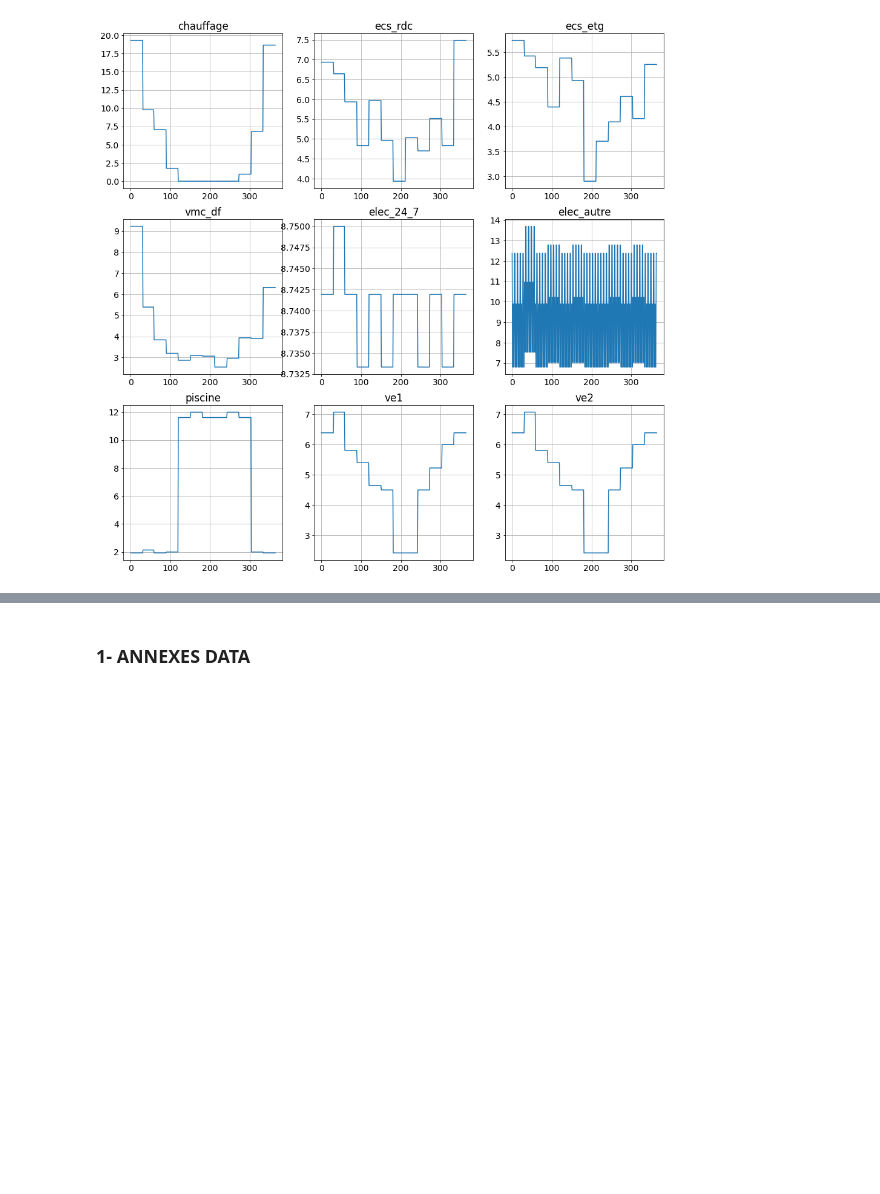
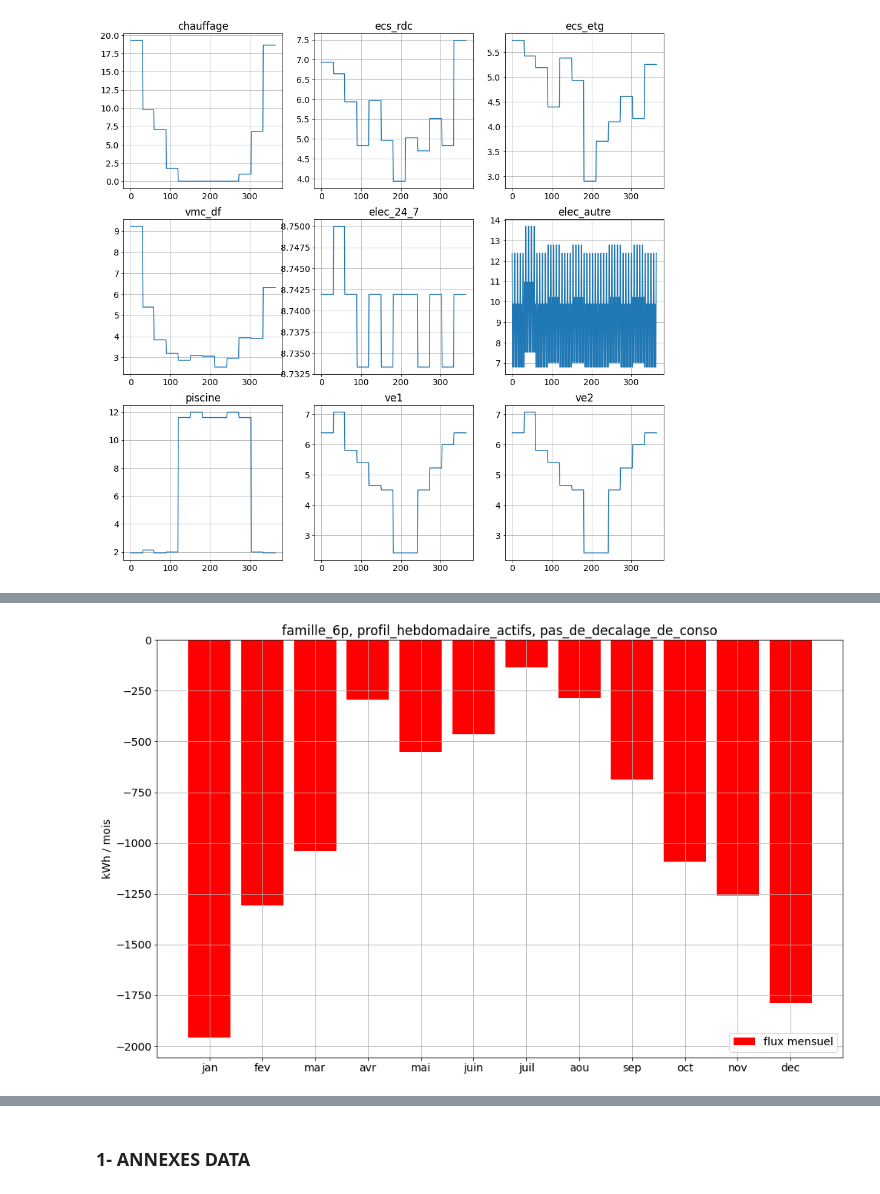
Before and after one commit to BenjaminDeporte/PV, a Jupyter notebook: Code/TutoPVlib.ipynb, the cells around one changed output, grey strips where cells are left out. Cells and saved outputs as stored; diff of their text form; code cells hidden in the pictures; blank space fills up the shorter version.

Commit message:
Travail sur flux

```diff
--- a/Code/TutoPVlib.ipynb
+++ b/Code/TutoPVlib.ipynb
@@ -986,0 +1019,25 @@ plt.show()
+# %%
+prod = ac / 1000.0  # production horaire en kWh
+conso = consommation_annuelle_par_heure[0]  # consommation horaire en kWh
+
+flux = pd.DataFrame(prod - conso)
+flux.rename(columns = {0:'flux'}, inplace=True)
+# %%
+# flux par mois
+
+flux_m = flux.resample('M').sum()
+flux_m = flux_m['flux']
+
+fig, ax = plt.subplots(figsize=(16,10))
+x = ['jan', 'fev', 'mar', 'avr', 'mai', 'juin', 'juil', 'aou', 'sep', 'oct', 'nov', 'dec']
+couleur = [ 'b' if f>=0.0 else 'r' for f in flux_m ]
+ax.bar(x, height=flux_m, color=couleur, label='flux mensuel')
+ax.set_ylabel(f"kWh / mois")
+
+plt.title(f"{scenario.get('consommations_mensuelles').get('nom')}, {scenario.get('profil_hebdomadaire').get('nom')}, {scenario.get('profil_horaire').get('nom')}") # onduleur {ac0:.0f} VA")
+
+plt.legend()
+plt.grid()
+plt.show()
+# %% [output]
+[figure, added]
```
Also changed, not shown: parts of 10 cells of this notebook.
